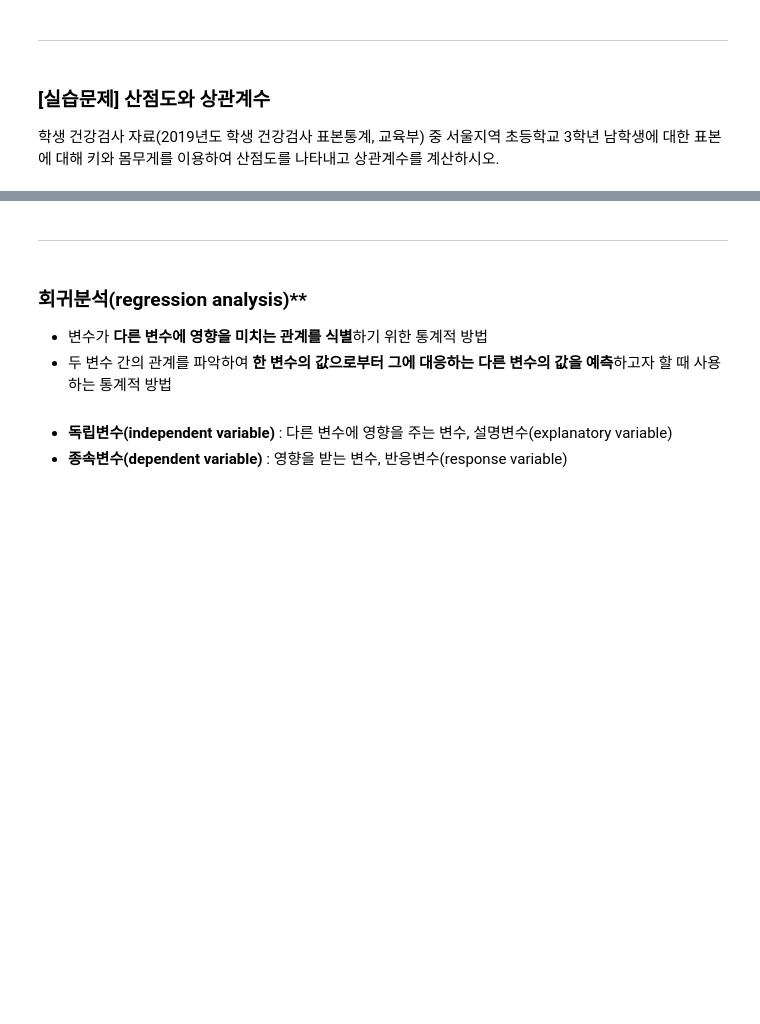
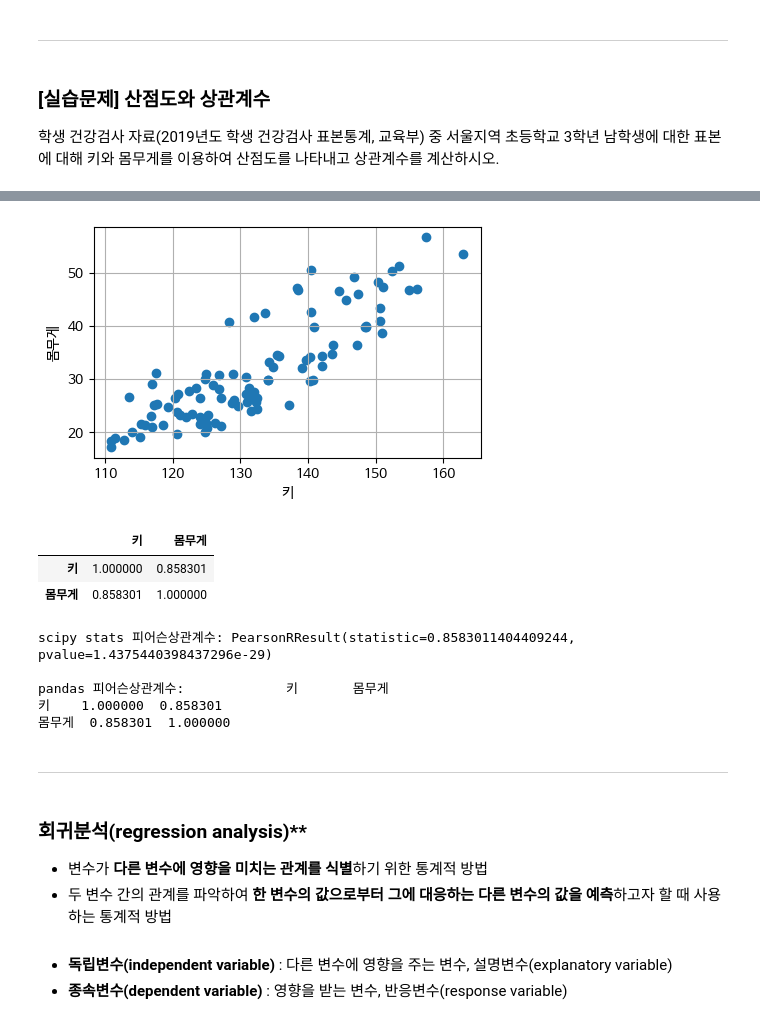
Before and after one commit to happinesslee/projectmanager, a Jupyter notebook: 2_데이터분석_01_기술통계기초_완성.ipynb, the cells around one changed output, grey strips where cells are left out. Drawn from its saved outputs; the diff is of its cells as text; code cells hidden in the pictures; blank space fills up the shorter version.

```diff
--- a/2_데이터분석_01_기술통계기초_완성.ipynb
+++ b/2_데이터분석_01_기술통계기초_완성.ipynb
@@ -170,3 +146,9 @@ plt.show()
+# %%
+# 코랩에서 한글 폰트 종류와 이름이 win과 다를 수 있다!!!
+import matplotlib.pyplot as plt
+
+plt.rc('font', family='NanumBarunGothic')        # 방법1
+plt.rcParams['font.family'] = 'NanumBarunGothic' # 방법2
 # %% [markdown]
 ### [실습] Scipy 라이브러리로 다항분포 구현하기
 # %%
@@ -441,7 +511,7 @@ import matplotlib.pyplot as plt
 plt.rcParams['figure.figsize'] = (5, 3)        # (가로,세로) 인치 단위
 plt.rcParams['axes.unicode_minus'] = False    # 그래프 눈금 값에서 (-)숫자표시
 plt.rcParams['lines.linewidth'] = 2            # 선 굵기
-plt.rcParams['font.family'] = 'Malgun Gothic'  # 한글 폰트 사용  (AppleGothic)
+#plt.rcParams['font.family'] = 'Malgun Gothic'  # 한글 폰트 사용  (AppleGothic)
 
 
 def makeFrequencyTable(datas, k=5):
@@ -742,7 +890,7 @@ plt.show()
 # 1. 데이터 확인
 import pandas as pd
 
-df = pd.read_excel('./data/초등학교3학년_남자.xlsx')
+df = pd.read_excel('./sample_data/초등학교3학년_남자.xlsx')
 df
 # 기술통계 나타내기
 df.describe()
@@ -749,12 +907,20 @@ df.describe()
 # %%
 # 2. 산점도로 확인
 import matplotlib.pyplot as plt
 
 plt.scatter(df.키, df.몸무게)
 plt.xlabel('키')
 plt.ylabel('몸무게')
 plt.grid()
 plt.show()
+
+# 상관계수
+df.corr()
+# %% [output]
+[figure, added]
+|  | 키 | 몸무게 |
+| 키 | 1.000000 | 0.858301 |
+| 몸무게 | 0.858301 | 1.000000 |
 # %%
 # 표본 상관계수(print(df.corr(method='pearson')) 확인
 import scipy as sp
@@ -764,6 +930,12 @@ print(f'scipy stats 피어슨상관계수: {corr}')
 print()
 # pandas print(df.corr(method='pearson'))
 print(f'pandas 피어슨상관계수: {df.corr(method="pearson")}')
+# %% [output]
+scipy stats 피어슨상관계수: PearsonRResult(statistic=0.8583011404409244, pvalue=1.4375440398437296e-29)
+
+pandas 피어슨상관계수:             키       몸무게
+키    1.000000  0.858301
+몸무게  0.858301  1.000000
 # %% [markdown]
 ----
 # %% [markdown]
```
Also changed, not shown: parts of 66 cells of this notebook.
